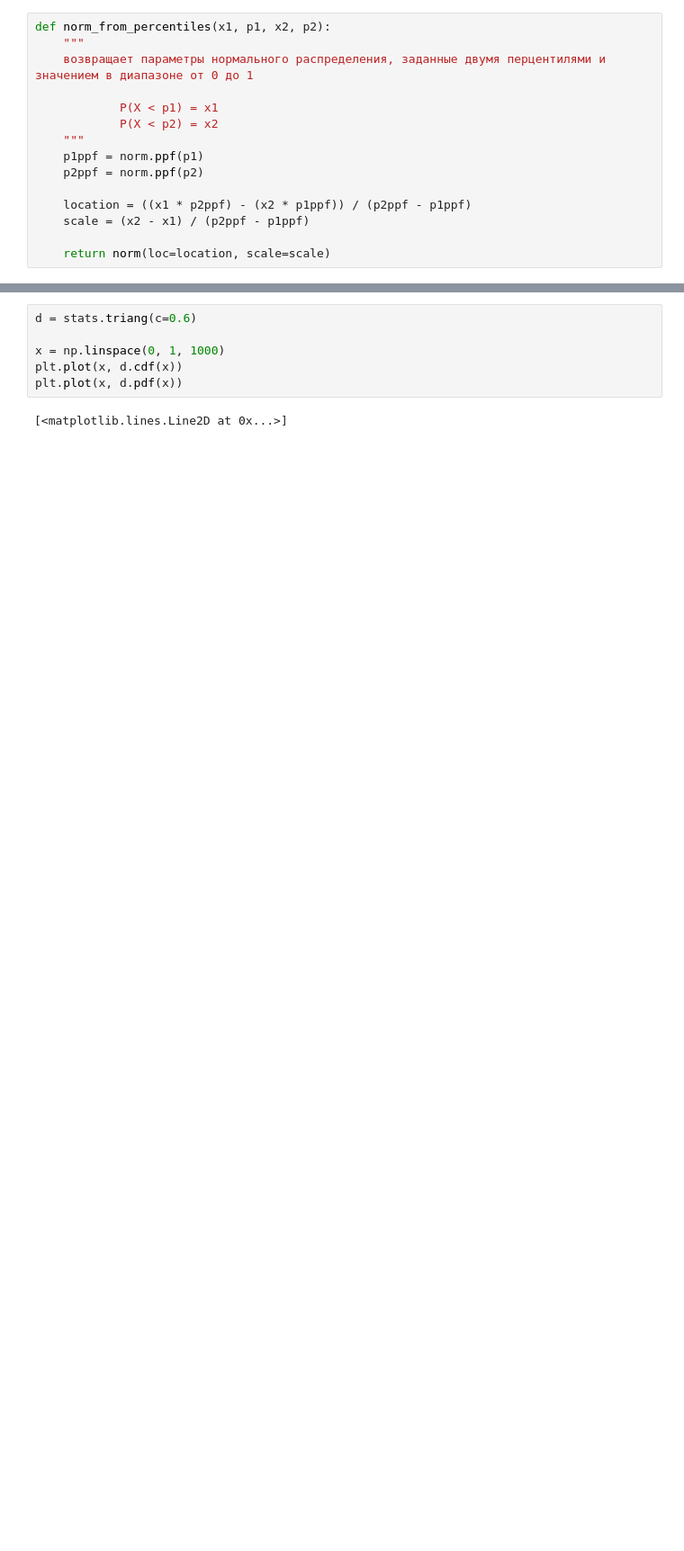
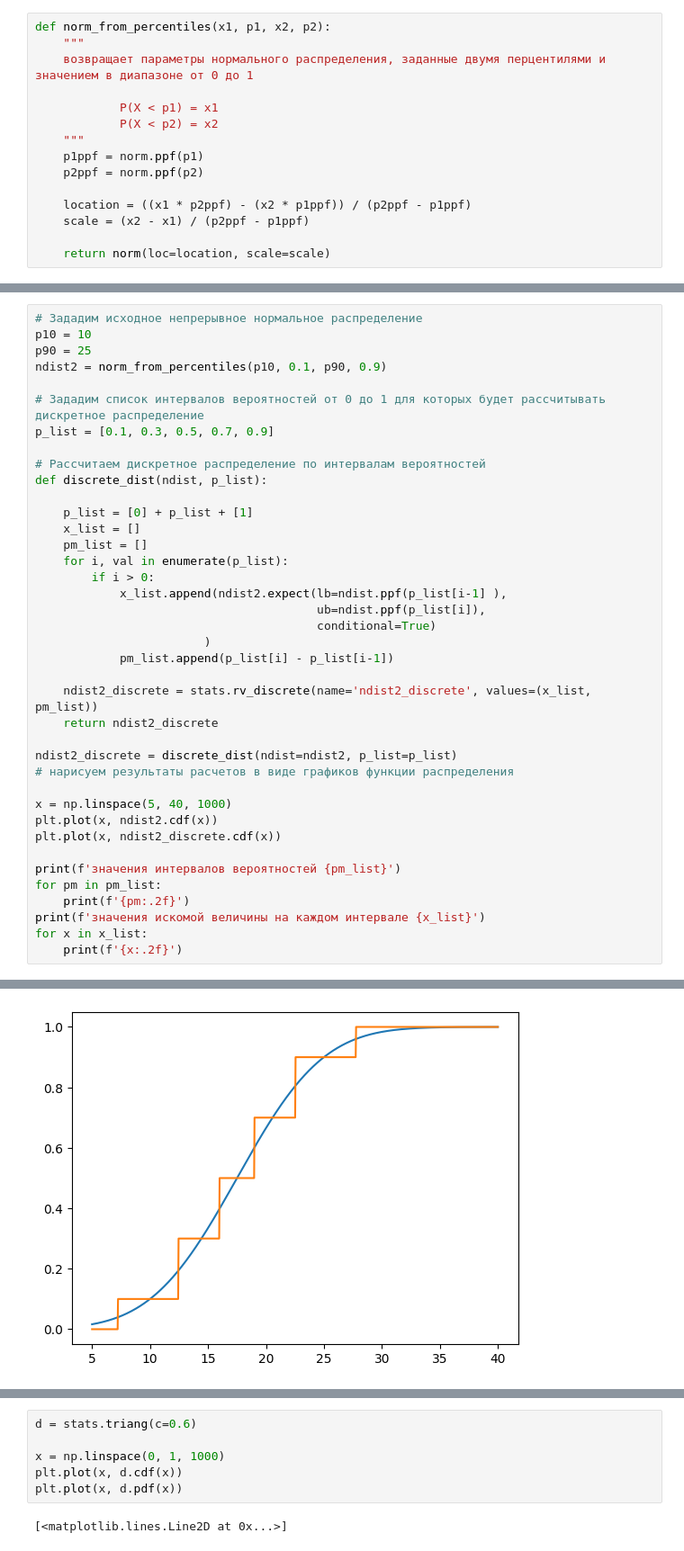
Before and after one commit to khabibullinra/decision_tree_examples, a Jupyter notebook: notebooks/stat_test.ipynb, the cells around one changed output, grey strips where cells are left out. Shown: that part at 90% size. Cells and saved outputs as stored; diff of their text form; blank space fills up the shorter version.

```diff
--- a/notebooks/stat_test.ipynb
+++ b/notebooks/stat_test.ipynb
@@ -154,0 +124,40 @@ plt.plot(x, ndist2_discrete.cdf(x))
+# %%
+# Зададим исходное непрерывное нормальное распределение
+p10 = 10
+p90 = 25
+ndist2 = norm_from_percentiles(p10, 0.1, p90, 0.9)
+
+# Зададим список интервалов вероятностей от 0 до 1 для которых будет рассчитывать дискретное распределение
+p_list = [0.1, 0.3, 0.5, 0.7, 0.9]
+
+# Рассчитаем дискретное распределение по интервалам вероятностей
+def discrete_dist(ndist, p_list):
+
+    p_list = [0] + p_list + [1]
+    x_list = []
+    pm_list = []
+    for i, val in enumerate(p_list):
+        if i > 0:
+            x_list.append(ndist2.expect(lb=ndist.ppf(p_list[i-1] ),
+                                        ub=ndist.ppf(p_list[i]),
+                                        conditional=True)
+                        )
+            pm_list.append(p_list[i] - p_list[i-1])
+
+    ndist2_discrete = stats.rv_discrete(name='ndist2_discrete', values=(x_list, pm_list))
+    return ndist2_discrete
+
+ndist2_discrete = discrete_dist(ndist=ndist2, p_list=p_list)
+# нарисуем результаты расчетов в виде графиков функции распределения
+
+x = np.linspace(5, 40, 1000)
+plt.plot(x, ndist2.cdf(x))
+plt.plot(x, ndist2_discrete.cdf(x))
+
+print(f'значения интервалов вероятностей {pm_list}')
+for pm in pm_list:
+    print(f'{pm:.2f}')
+print(f'значения искомой величины на каждом интервале {x_list}')
+for x in x_list:
+    print(f'{x:.2f}')
+# %% [output]
@@ -154,0 +178 @@ plt.plot(x, ndist2_discrete.cdf(x))
+[figure, added]
```
Also changed, not shown: parts of 15 cells of this notebook.
